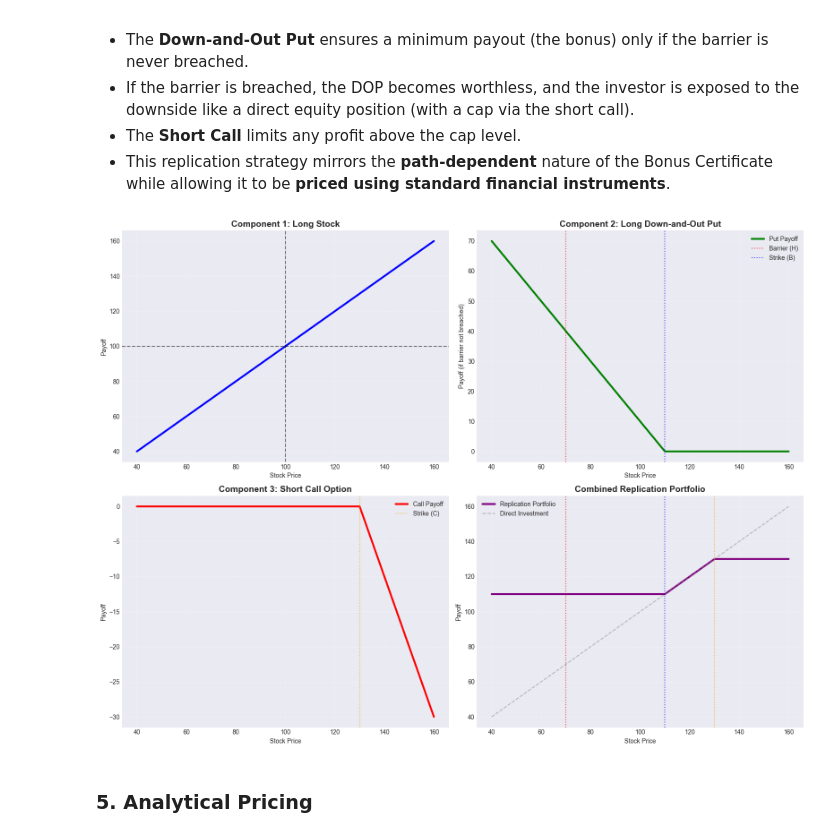
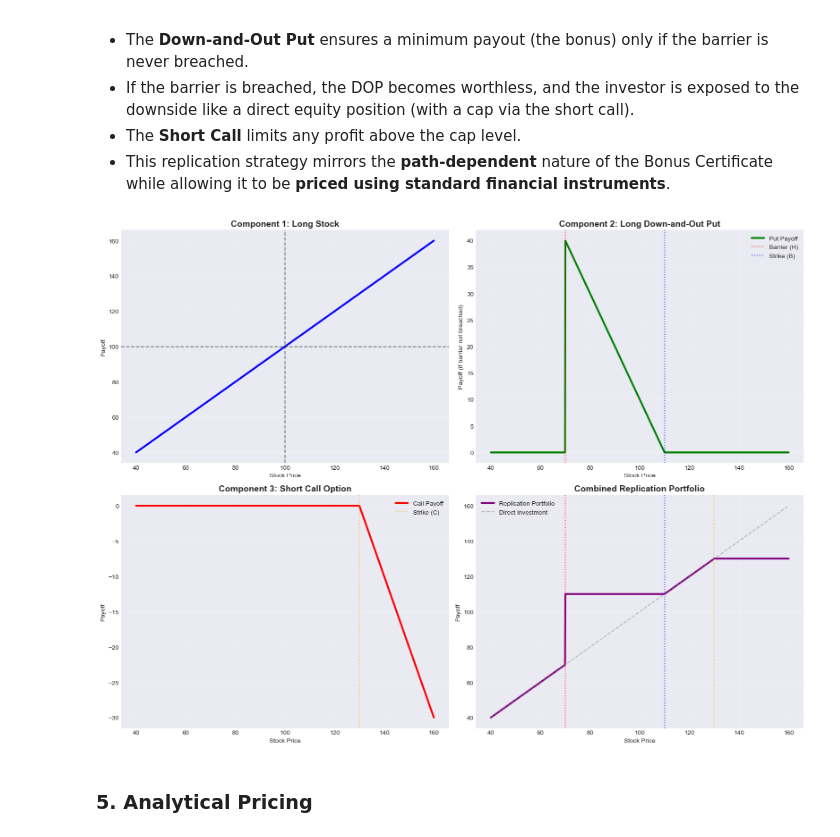
Before and after one commit to ThoranTschoepe/fima2_project, a Jupyter notebook: project.ipynb, the cells around one changed output. Saved outputs shown, nothing was run; the diff lists cells and outputs as text; code cells hidden in the pictures.

Commit message:
barrier plot

```diff
--- a/project.ipynb
+++ b/project.ipynb
@@ -410,6 +412,7 @@ ax.grid(True, alpha=0.3)
 # Component 2: Down-and-Out Put (approx. payoff if barrier not breached)
 ax = axes[0, 1]
 dop_payoff = np.where(P_T < B, B - P_T, 0)
+dop_payoff = np.where(P_T < H, 0, dop_payoff)  # Barrier condition
 ax.plot(P_T, dop_payoff, 'g-', linewidth=3, label='Put Payoff')
 ax.axvline(x=H, color='red', linestyle=':', alpha=0.7, label='Barrier (H)')
 ax.axvline(x=B, color='blue', linestyle=':', alpha=0.7, label='Strike (B)')
@@ -418,35 +421,35 @@ ax.set_xlabel('Stock Price')
 ax.set_ylabel('Payoff (if barrier not breached)')
 ax.legend()
 ax.grid(True, alpha=0.3)
 
 # Component 3: Short Call
 ax = axes[1, 0]
 call_payoff = -np.maximum(P_T - C, 0)
 ax.plot(P_T, call_payoff, 'r-', linewidth=3, label='Call Payoff')
 ax.axvline(x=C, color='orange', linestyle=':', alpha=0.7, label='Strike (C)')
 ax.set_title('Component 3: Short Call Option', fontsize=14, fontweight='bold')
 ax.set_xlabel('Stock Price')
 ax.set_ylabel('Payoff')
 ax.legend()
 ax.grid(True, alpha=0.3)
 
 # Component 4: Combined Replication Portfolio (simplified static payoff)
 ax = axes[1, 1]
-combined_payoff = np.minimum(np.maximum(P_T, B), C)
+combined_payoff = P_T + dop_payoff + call_payoff
 ax.plot(P_T, combined_payoff, 'purple', linewidth=3, label='Replication Portfolio')
 ax.plot(P_T, P_T, 'gray', linestyle='--', alpha=0.5, label='Direct Investment')
 ax.axvline(x=H, color='red', linestyle=':', alpha=0.7)
 ax.axvline(x=B, color='blue', linestyle=':', alpha=0.7)
 ax.axvline(x=C, color='orange', linestyle=':', alpha=0.7)
 ax.set_title('Combined Replication Portfolio', fontsize=14, fontweight='bold')
 ax.set_xlabel('Stock Price')
 ax.set_ylabel('Payoff')
 ax.legend()
 ax.grid(True, alpha=0.3)
 
 plt.tight_layout()
 # %% [output]
-[figure, old version]
+[figure, new version]
 # %% [markdown]
 ### 5. Analytical Pricing
 # %%
```
Also changed, not shown: parts of 4 cells of this notebook.
